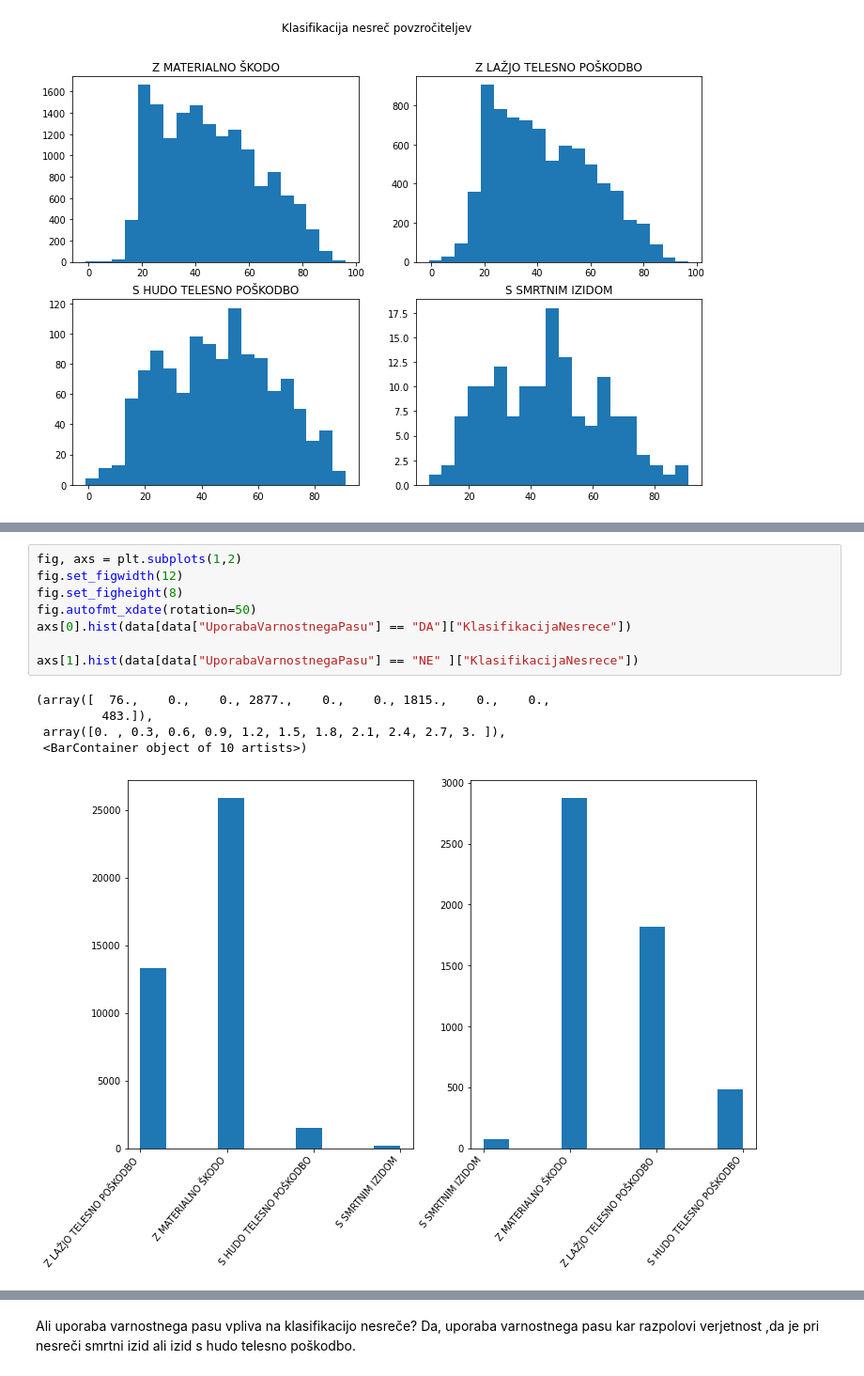
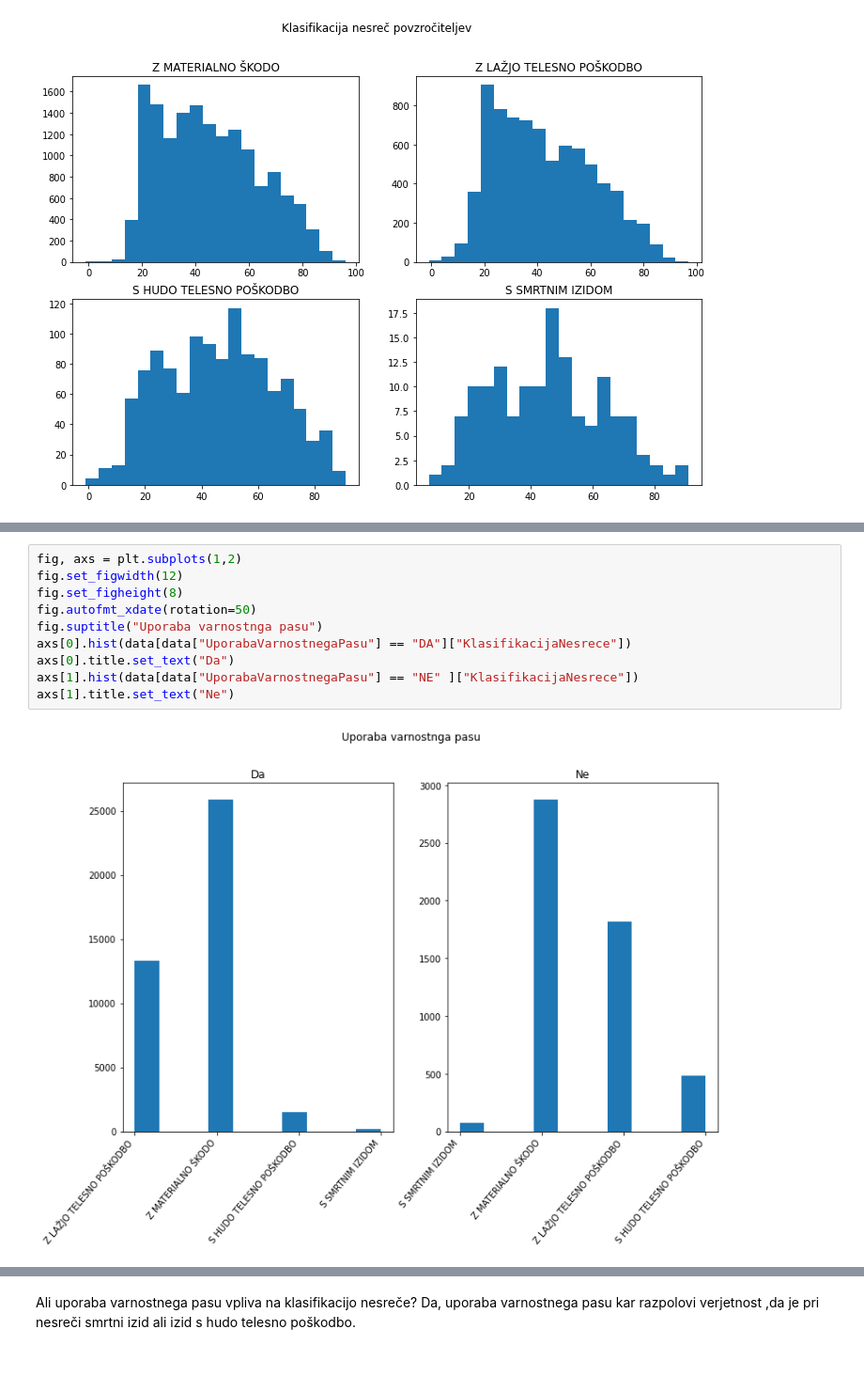
Before and after one commit to matej2000/PR21MV, a Jupyter notebook: main.ipynb, the cells around one changed output, grey strips where cells are left out. Shown at 94% size. Cells and saved outputs as stored; diff of their text form.

```diff
--- a/main.ipynb
+++ b/main.ipynb
@@ -245,15 +248,13 @@ Graf prikazuje porazdelitev vozniškega staža v lethi in potrjuje prejsnje ugot
 # %%
 fig, axs = plt.subplots(1,2)
 fig.set_figwidth(12)
 fig.set_figheight(8)
 fig.autofmt_xdate(rotation=50)
+fig.suptitle("Uporaba varnostnga pasu")
 axs[0].hist(data[data["UporabaVarnostnegaPasu"] == "DA"]["KlasifikacijaNesrece"])
-
+axs[0].title.set_text("Da")
 axs[1].hist(data[data["UporabaVarnostnegaPasu"] == "NE" ]["KlasifikacijaNesrece"])
+axs[1].title.set_text("Ne")
 # %% [output]
-(array([  76.,    0.,    0., 2877.,    0.,    0., 1815.,    0.,    0.,
-         483.]),
- array([0. , 0.3, 0.6, 0.9, 1.2, 1.5, 1.8, 2.1, 2.4, 2.7, 3. ]),
- <BarContainer object of 10 artists>)
-[figure, old version]
+[figure, new version]
 # %%
```
Also changed, not shown: parts of 9 cells of this notebook.
